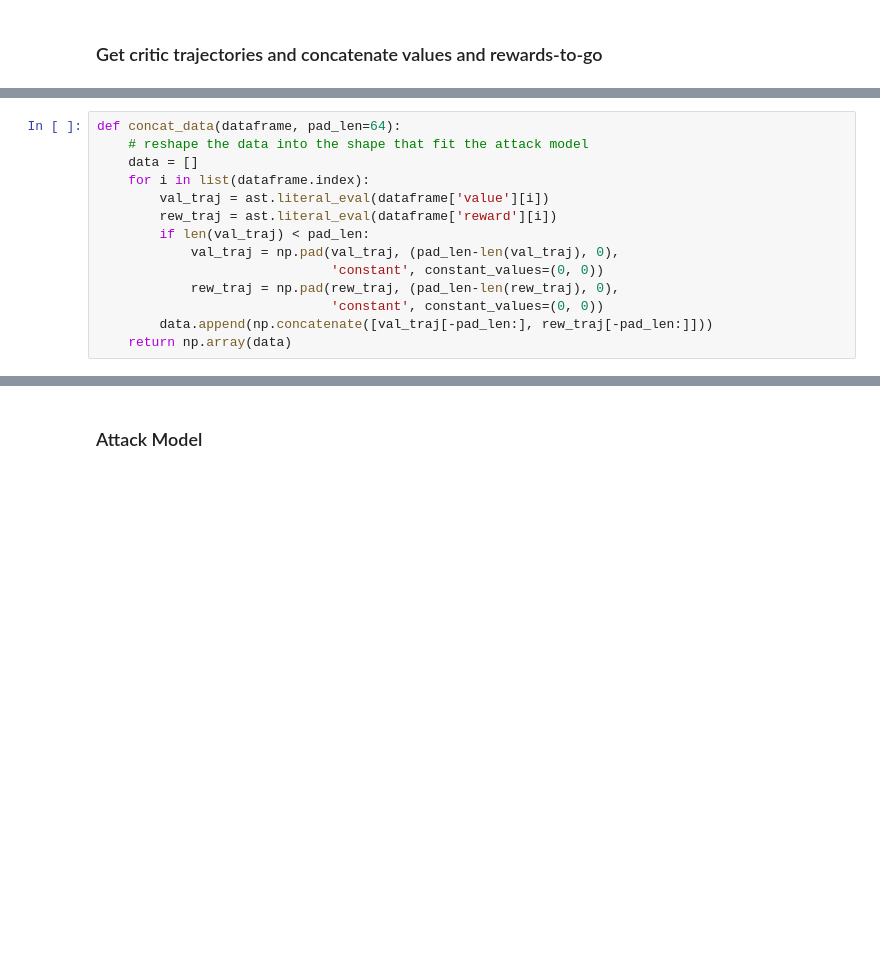
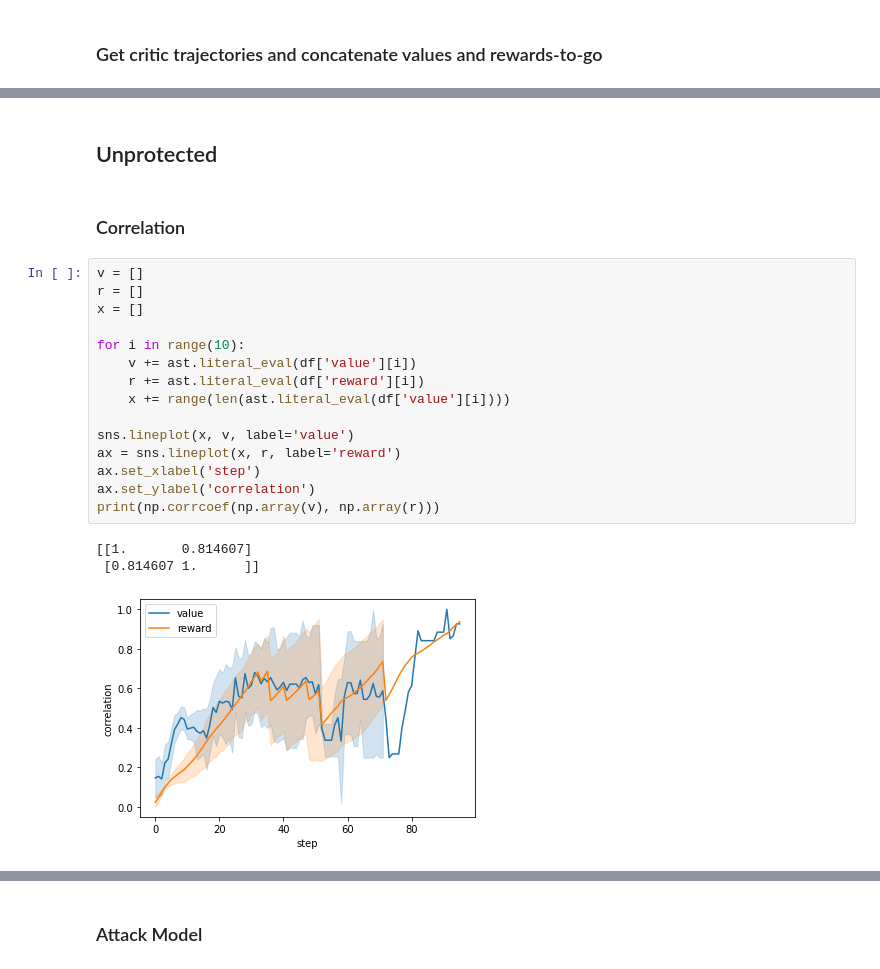
Before and after one commit to yunhaoyang234/Membership-Attack-Privacy-Preserving, a Jupyter notebook: MIA_RL_multiroom.ipynb, the cells around one changed output, grey strips where cells are left out. Cells and saved outputs as stored; diff of their text form; blank space fills up the shorter version.

```diff
--- a/MIA_RL_multiroom.ipynb
+++ b/MIA_RL_multiroom.ipynb
@@ -71,14 +135,23 @@ df.head()
-# %%
-def concat_data(dataframe, pad_len=64):
-    # reshape the data into the shape that fit the attack model
-    data = []
-    for i in list(dataframe.index):
-        val_traj = ast.literal_eval(dataframe['value'][i])
-        rew_traj = ast.literal_eval(dataframe['reward'][i])
-        if len(val_traj) < pad_len:
-            val_traj = np.pad(val_traj, (pad_len-len(val_traj), 0),
-                              'constant', constant_values=(0, 0))
-            rew_traj = np.pad(rew_traj, (pad_len-len(rew_traj), 0),
-                              'constant', constant_values=(0, 0))
-        data.append(np.concatenate([val_traj[-pad_len:], rew_traj[-pad_len:]]))
-    return np.array(data)
+# %% [markdown]
+## Unprotected
+# %% [markdown]
+### Correlation
+# %%
+v = []
+r = []
+x = []
+
+for i in range(10):
+    v += ast.literal_eval(df['value'][i])
+    r += ast.literal_eval(df['reward'][i])
+    x += range(len(ast.literal_eval(df['value'][i])))
+
+sns.lineplot(x, v, label='value')
+ax = sns.lineplot(x, r, label='reward')
+ax.set_xlabel('step')
+ax.set_ylabel('correlation')
+print(np.corrcoef(np.array(v), np.array(r)))
+# %% [output]
+[[1.       0.814607]
+ [0.814607 1.      ]]
+[figure, added]
```
Also changed, not shown: parts of 22 cells of this notebook.
